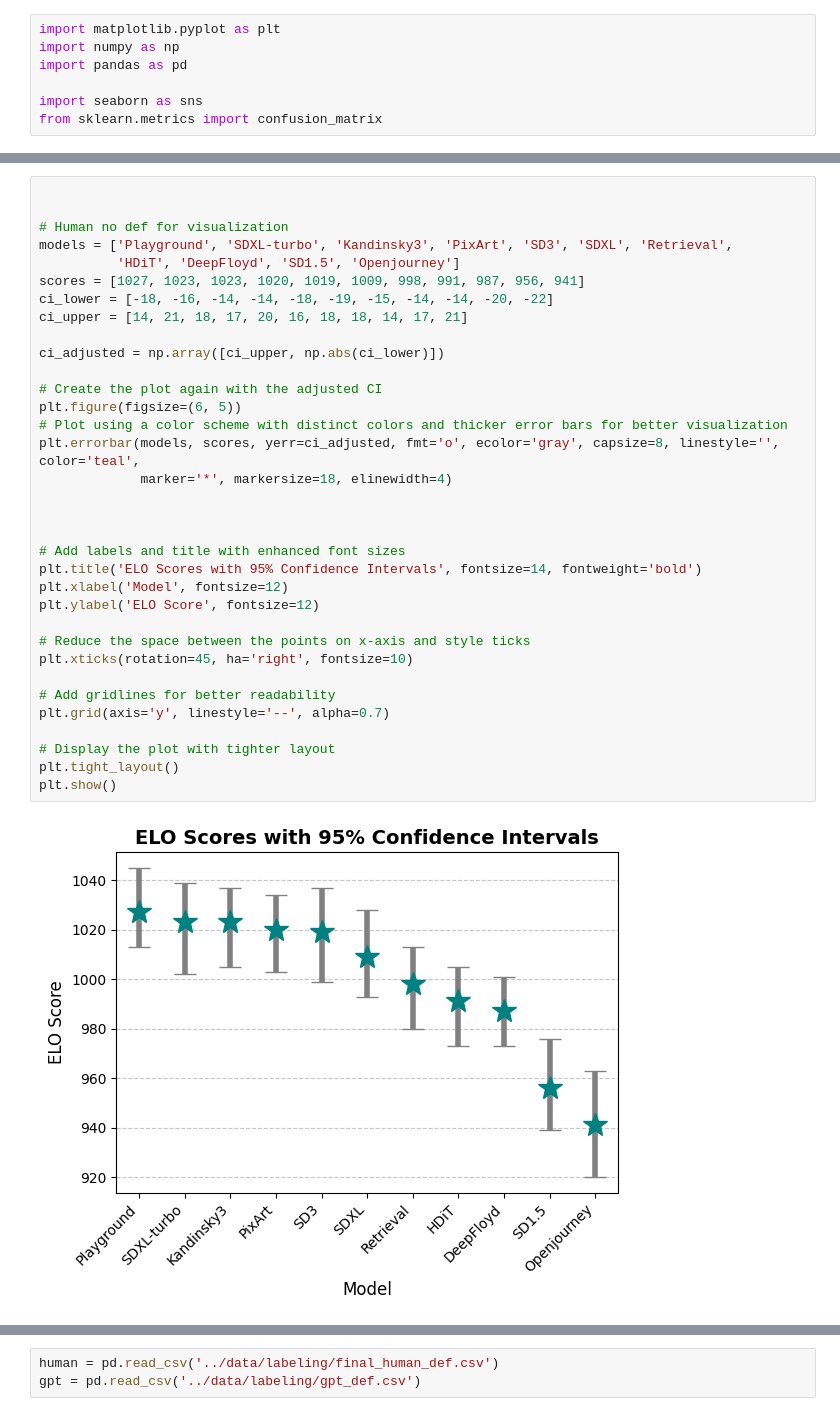
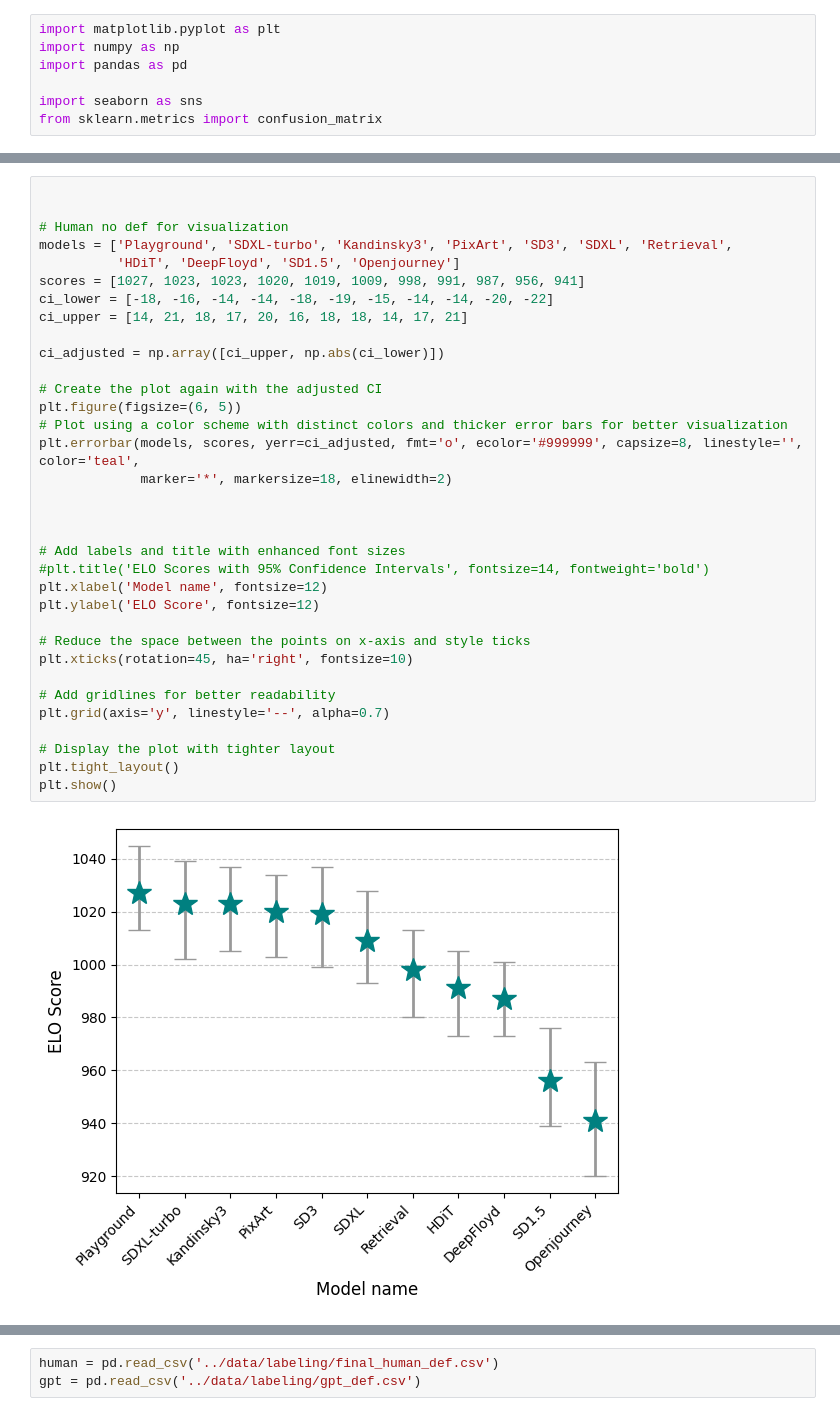
Before and after one commit to VityaVitalich/TaxoGen, a Jupyter notebook: notebooks/concat_labels.ipynb, the cells around one changed output, grey strips where cells are left out. Drawn from its saved outputs; the diff is of its cells as text.

```diff
--- a/notebooks/concat_labels.ipynb
+++ b/notebooks/concat_labels.ipynb
@@ -117,38 +121,38 @@ plt.show()
 
 
 # Human no def for visualization
 models = ['Playground', 'SDXL-turbo', 'Kandinsky3', 'PixArt', 'SD3', 'SDXL', 'Retrieval',
           'HDiT', 'DeepFloyd', 'SD1.5', 'Openjourney']
 scores = [1027, 1023, 1023, 1020, 1019, 1009, 998, 991, 987, 956, 941]
 ci_lower = [-18, -16, -14, -14, -18, -19, -15, -14, -14, -20, -22]
 ci_upper = [14, 21, 18, 17, 20, 16, 18, 18, 14, 17, 21]
 
 ci_adjusted = np.array([ci_upper, np.abs(ci_lower)])
 
 # Create the plot again with the adjusted CI
 plt.figure(figsize=(6, 5))
 # Plot using a color scheme with distinct colors and thicker error bars for better visualization
-plt.errorbar(models, scores, yerr=ci_adjusted, fmt='o', ecolor='gray', capsize=8, linestyle='', color='teal',
-             marker='*', markersize=18, elinewidth=4)
+plt.errorbar(models, scores, yerr=ci_adjusted, fmt='o', ecolor='#999999', capsize=8, linestyle='', color='teal',
+             marker='*', markersize=18, elinewidth=2)
 
 
 
 # Add labels and title with enhanced font sizes
-plt.title('ELO Scores with 95% Confidence Intervals', fontsize=14, fontweight='bold')
-plt.xlabel('Model', fontsize=12)
+#plt.title('ELO Scores with 95% Confidence Intervals', fontsize=14, fontweight='bold')
+plt.xlabel('Model name', fontsize=12)
 plt.ylabel('ELO Score', fontsize=12)
 
 # Reduce the space between the points on x-axis and style ticks
 plt.xticks(rotation=45, ha='right', fontsize=10)
 
 # Add gridlines for better readability
 plt.grid(axis='y', linestyle='--', alpha=0.7)
 
 # Display the plot with tighter layout
 plt.tight_layout()
 plt.show()
 # %% [output]
-[figure, old version]
+[figure, new version]
 # %%
 
 # Human def
```
Also changed, not shown: parts of 8 cells of this notebook.
